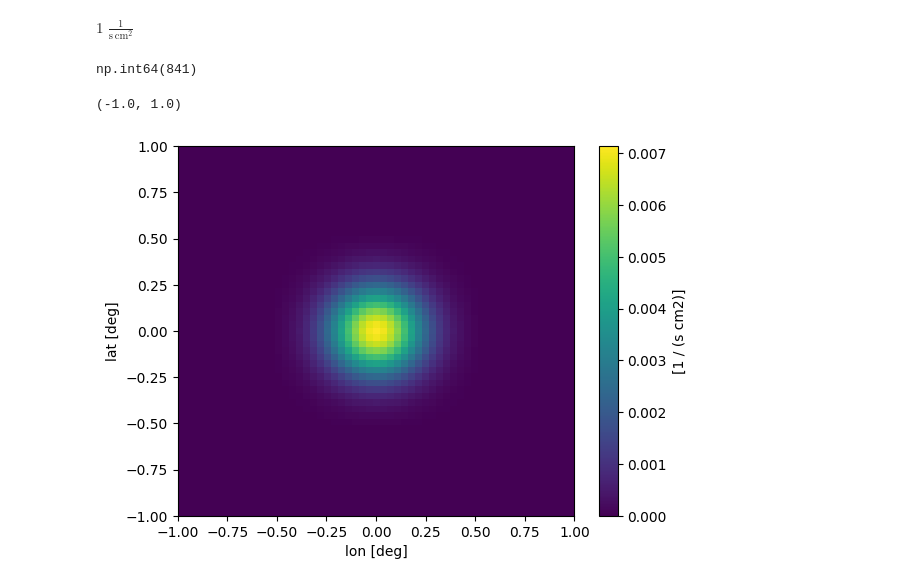
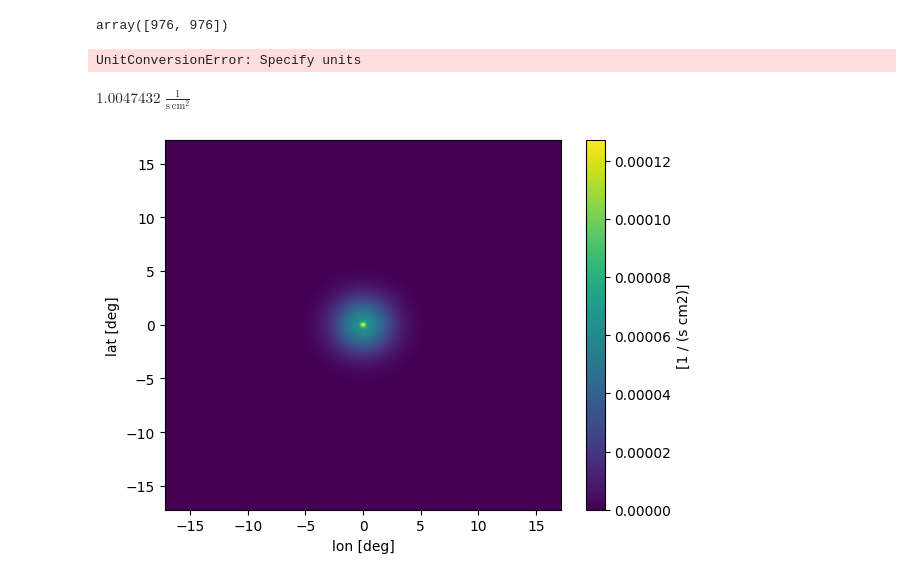
Before and after one commit to israelmcmc-ai/gammaraytoys, a Jupyter notebook: docs/examples/toy_cmd_3d.ipynb, the cells around one changed output. Drawn from its saved outputs; the diff is of its cells as text; code cells hidden in the pictures.

```diff
--- a/docs/examples/toy_cmd_3d.ipynb
+++ b/docs/examples/toy_cmd_3d.ipynb
@@ -134,26 +204,41 @@ Line #      Hits         Time  Per Hit   % Time  Line Contents
+# %%
+det.sky_axes.nbins
+# %% [output]
+array([976, 976])
 # %%
 flux = 1/u.cm/u.cm/u.s
 coord = UnitSphericalRepresentation(lon = 0*u.deg, lat = 0*u.deg)
-width_lon = 0*u.arcmin
-width_lat = 0*u.arcmin
+width_lon = 10*det.angular_resolution
+width_lat = 10*det.angular_resolution
 
 model = det.gaussian_model(flux, coord, width_lon, width_lat)
+
+flux = 1e-2/u.cm/u.cm/u.s
+coord = UnitSphericalRepresentation(lon = 0*u.deg, lat = 0*u.deg)
+width_lon = 1*det.angular_resolution
+width_lat = 1*det.angular_resolution
+
+model += det.gaussian_model(flux, coord, width_lon, width_lat)
+
+flux = 1e-2/u.cm/u.cm/u.s
+coord = UnitSphericalRepresentation(lon = 0*u.deg, lat = 4*u.deg)
+width_lon = 1*det.angular_resolution
+width_lat = 1*det.angular_resolution
+
+model += det.gaussian_model(flux, coord, width_lon, width_lat)
+# %% [output]
+UnitConversionError: Specify units
 # %%
 np.sum(model)
 # %% [output]
-$1 \; \mathrm{\frac{1}{s\,cm^{2}}}$
+$1.0047432 \; \mathrm{\frac{1}{s\,cm^{2}}}$
-# %%
-np.sum(model > 0)
-# %% [output]
-np.int64(841)
 # %%
 ax, _  = model.plot()
 
-ax.set_xlim(-1,1)
-ax.set_ylim(-1,1)
+# ax.set_xlim(-1,1)
+# ax.set_ylim(-1,1)
 # %% [output]
-(-1.0, 1.0)
-[figure, old version]
+[figure, new version]
 # %%
 model.plot()
 # %%
```
Also changed, not shown: parts of 32 cells of this notebook, 3 other files.
